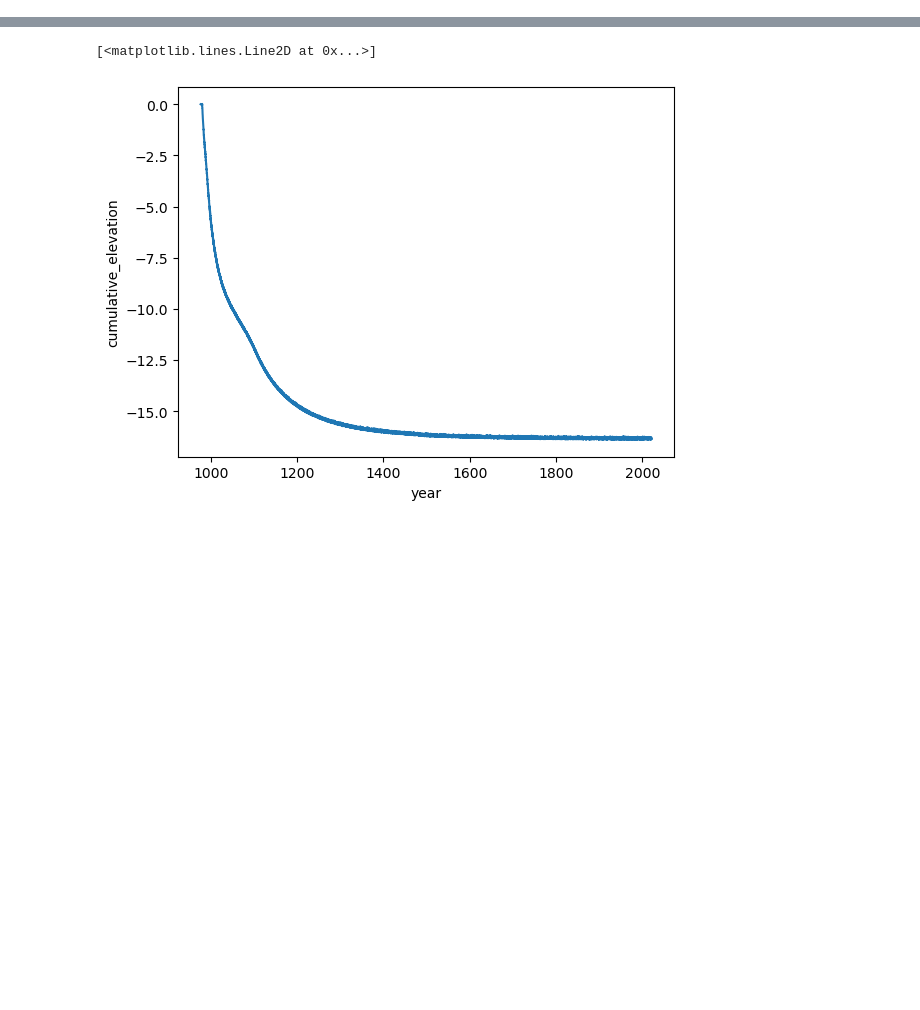
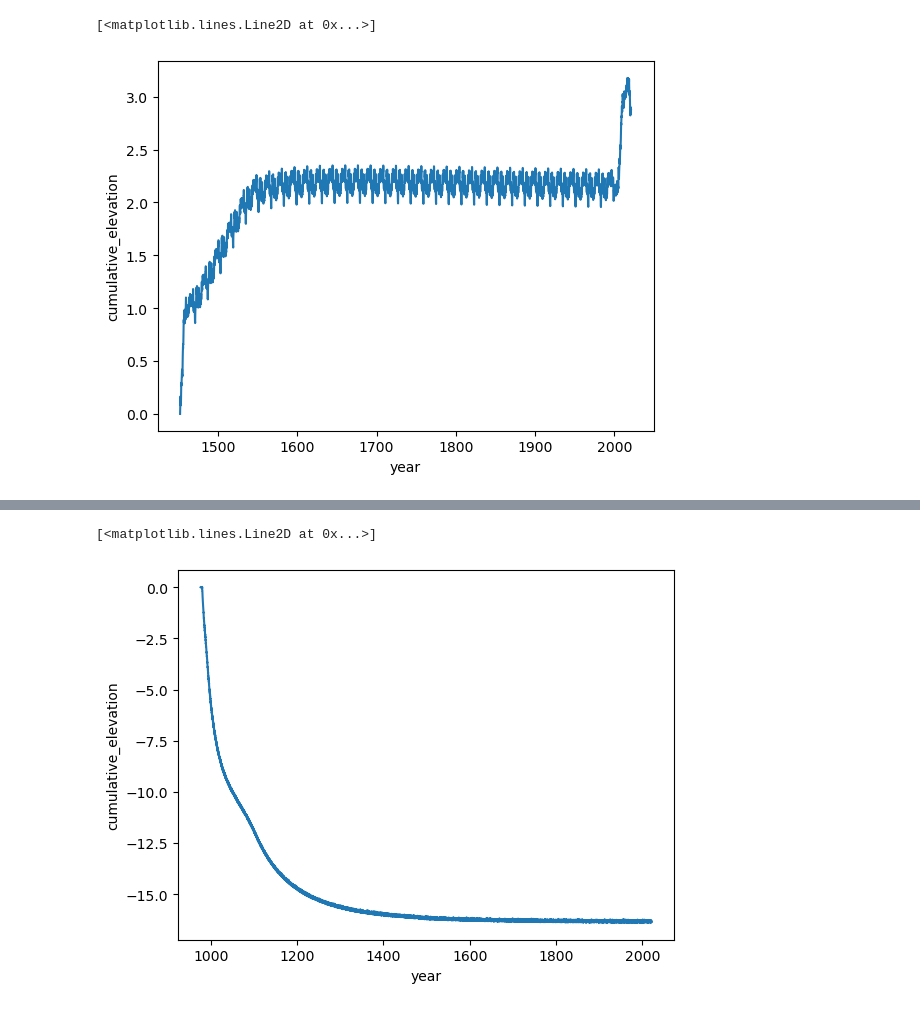
Before and after one commit to Jez-Carter/CommunityFirnModel, a Jupyter notebook: SpinUp_Sensitivity_Example/scripts/Examining Output.ipynb, the cells around one changed output, grey strips where cells are left out. Saved outputs shown, nothing was run; the diff lists cells and outputs as text; code cells hidden in the pictures; blank space fills up the shorter version.

Commit message:
Updating  files related to the spinup sensitivity

```diff
--- a/SpinUp_Sensitivity_Example/scripts/Examining Output.ipynb
+++ b/SpinUp_Sensitivity_Example/scripts/Examining Output.ipynb
@@ -2 +4,16 @@
 import matplotlib.pyplot as plt
+# %%
+results_filename = '/home/jez/Community_Firn_Model_Forked/SpinUp_Sensitivity_Example/results/CFMresults.hdf5'
+ds = xr.open_dataset(results_filename)
+dimensions_dict = {ds.density.dims[0]:'time',ds.density.dims[1]:'cell'}
+ds = ds.rename_dims(dimensions_dict)
+year_data = ds.isel(cell=0).density.data
+ds = ds.assign_coords(year = ('time',year_data))
+ds = ds.isel(cell=slice(1,None))
+ds['cumulative_elevation']=ds.DIP[:,6]
+# %%
+### Melt, Rain & Sublimation Off
+ds['cumulative_elevation'].plot.line(x='year')
+# %% [output]
+[<matplotlib.lines.Line2D at 0x...>]
+[figure, added]
```
Also changed, not shown: parts of 19 cells of this notebook, 6 other files.
